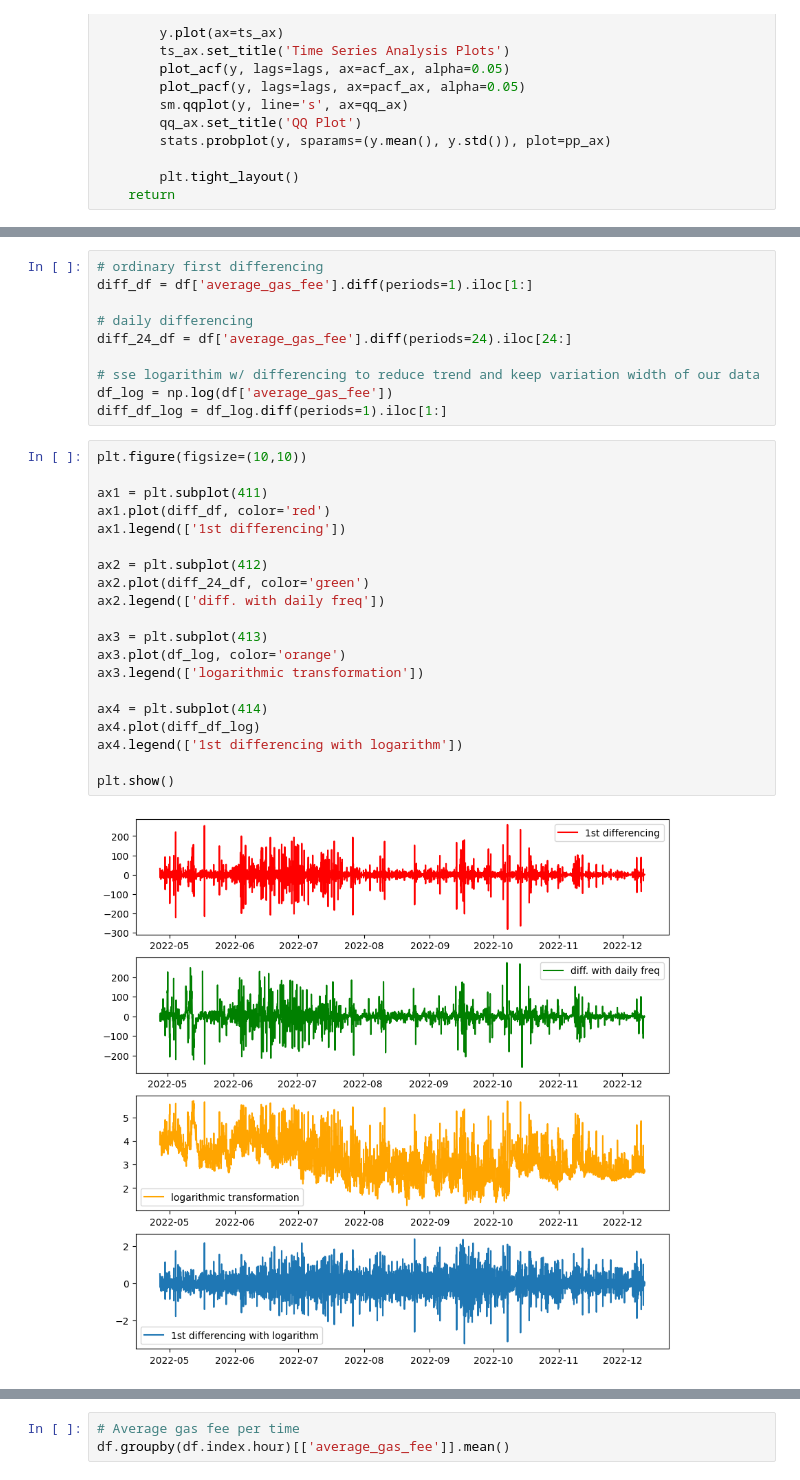
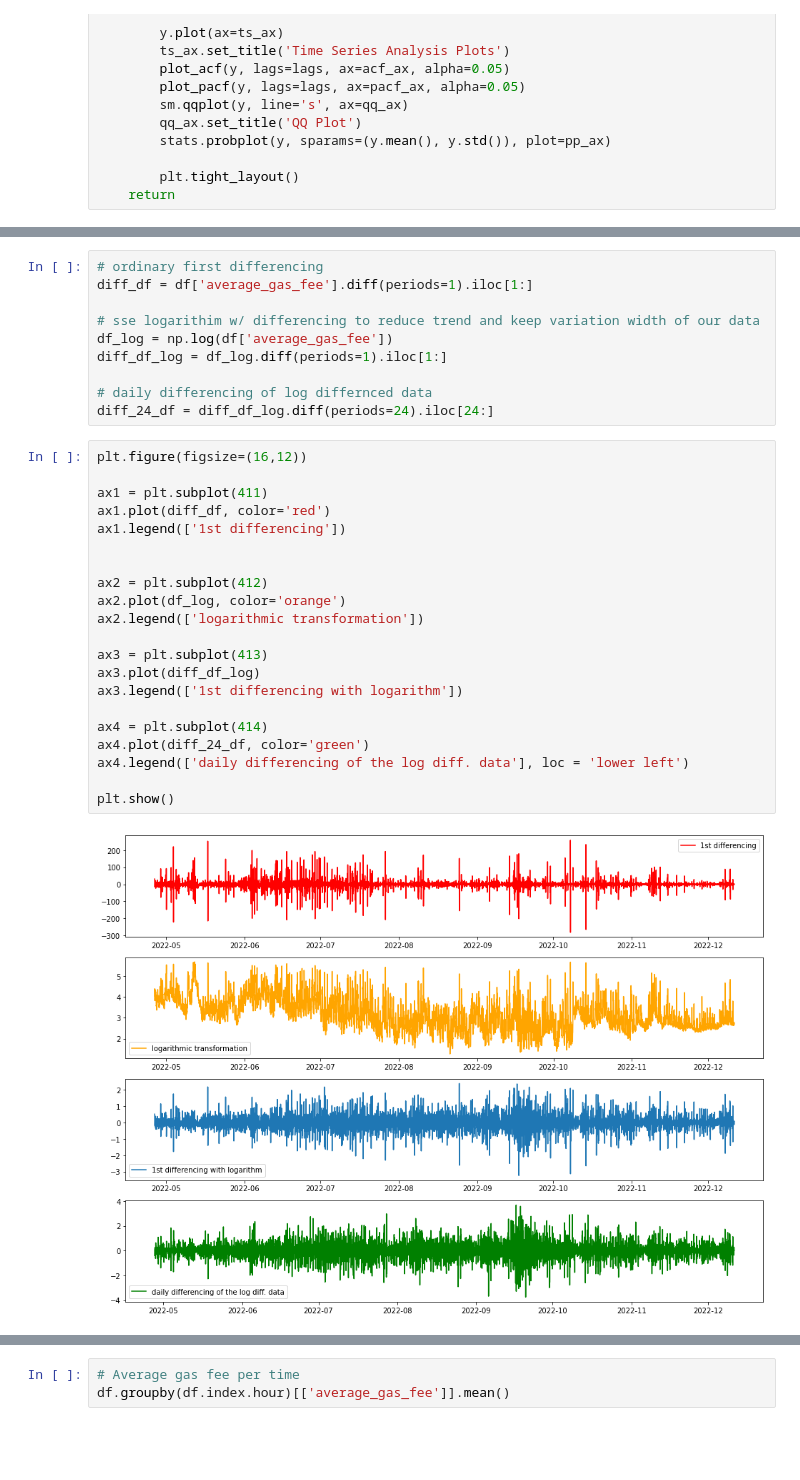
Before and after one commit to eldor-fozilov/ethereum-gas-price-prediction, a Jupyter notebook: Average_gas_fee_EDA.ipynb, the cells around one changed output, grey strips where cells are left out. Cells and saved outputs as stored; diff of their text form; blank space fills up the shorter version.

```diff
--- a/Average_gas_fee_EDA.ipynb
+++ b/Average_gas_fee_EDA.ipynb
@@ -97,34 +99,35 @@ raw_data = tsplot(df['average_gas_fee'], lags=20)
 # ordinary first differencing
 diff_df = df['average_gas_fee'].diff(periods=1).iloc[1:]
 
-# daily differencing
-diff_24_df = df['average_gas_fee'].diff(periods=24).iloc[24:]
-
 # sse logarithim w/ differencing to reduce trend and keep variation width of our data
 df_log = np.log(df['average_gas_fee'])
 diff_df_log = df_log.diff(periods=1).iloc[1:]
+
+# daily differencing of log differnced data
+diff_24_df = diff_df_log.diff(periods=24).iloc[24:]
 # %%
-plt.figure(figsize=(10,10))
+plt.figure(figsize=(16,12))
 
 ax1 = plt.subplot(411)
 ax1.plot(diff_df, color='red')
 ax1.legend(['1st differencing'])
 
+
 ax2 = plt.subplot(412)
-ax2.plot(diff_24_df, color='green')
-ax2.legend(['diff. with daily freq'])
+ax2.plot(df_log, color='orange')
+ax2.legend(['logarithmic transformation'])
 
 ax3 = plt.subplot(413)
-ax3.plot(df_log, color='orange')
-ax3.legend(['logarithmic transformation'])
+ax3.plot(diff_df_log)
+ax3.legend(['1st differencing with logarithm'])
 
 ax4 = plt.subplot(414)
-ax4.plot(diff_df_log)
-ax4.legend(['1st differencing with logarithm'])
+ax4.plot(diff_24_df, color='green')
+ax4.legend(['daily differencing of the log diff. data'], loc = 'lower left')
 
 plt.show()
 # %% [output]
-[figure, old version]
+[figure, new version]
 # %%
 tsplot(diff_df, lags=25)
 # %% [output]
```
Also changed, not shown: parts of 8 cells of this notebook.
